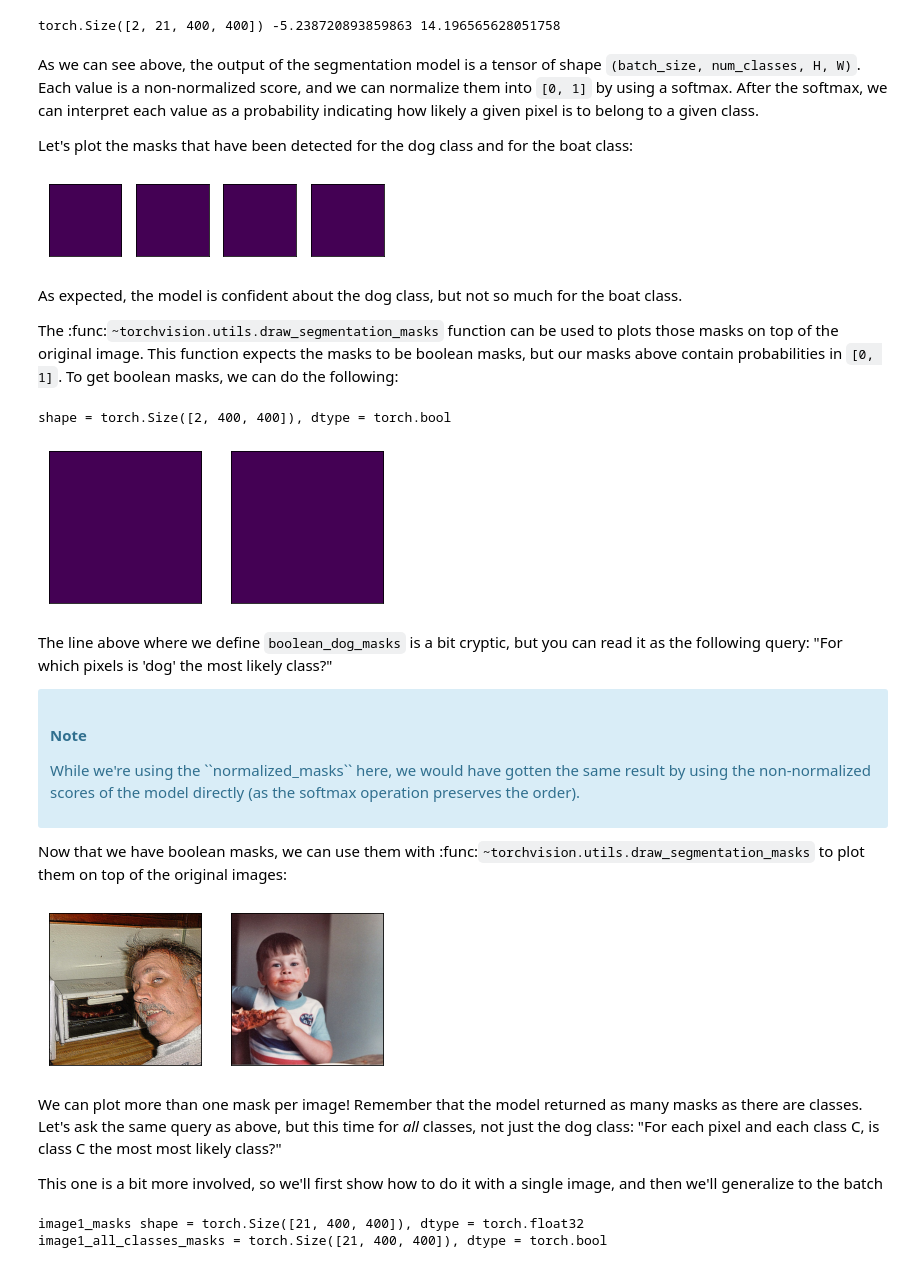
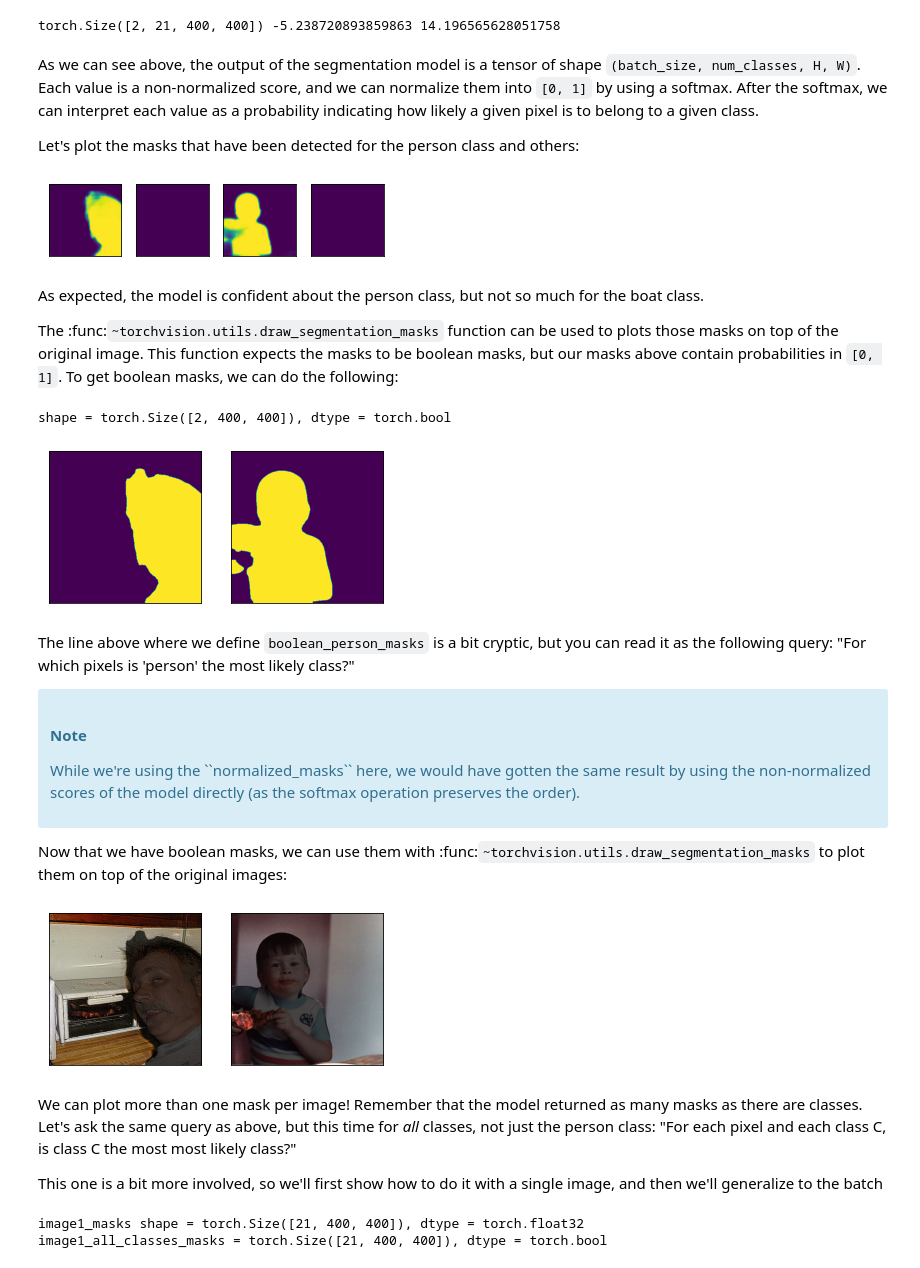
Before and after one commit to Arras-datascience/action_on_image, a Jupyter notebook: detect_main_contents.ipynb, the cells around one changed output. Drawn from its saved outputs; the diff is of its cells as text; code cells hidden in the pictures.

Commit message:
🚀 detect main contents

```diff
--- a/plot_visualization_utils.ipynb
+++ b/detect_main_contents.ipynb
@@ -150,29 +162,28 @@ we can normalize them into ``[0, 1]`` by using a softmax. After the softmax,
 we can interpret each value as a probability indicating how likely a given
 pixel is to belong to a given class.
 
-Let's plot the masks that have been detected for the dog class and for the
-boat class:
+Let's plot the masks that have been detected for the person class and others:
 # %%
 sem_classes = [
     '__background__', 'aeroplane', 'bicycle', 'bird', 'boat', 'bottle', 'bus',
-    'car', 'cat', 'chair', 'cow', 'diningtable', 'dog', 'horse', 'motorbike',
+    'car', 'cat', 'chair', 'cow', 'diningtable', 'person', 'horse', 'motorbike',
     'person', 'pottedplant', 'sheep', 'sofa', 'train', 'tvmonitor'
 ]
 sem_class_to_idx = {cls: idx for (idx, cls) in enumerate(sem_classes)}
 
 normalized_masks = torch.nn.functional.softmax(output, dim=1)
 
-dog_and_boat_masks = [
+person_and_other_masks = [
     normalized_masks[img_idx, sem_class_to_idx[cls]]
     for img_idx in range(batch.shape[0])
-    for cls in ('dog', 'boat')
+    for cls in ('person', 'boat')
 ]
 
-show(dog_and_boat_masks)
+show(person_and_other_masks)
 # %% [output]
-[figure, old version]
+[figure, new version]
 # %% [markdown]
-As expected, the model is confident about the dog class, but not so much for
+As expected, the model is confident about the person class, but not so much for
 the boat class.
 
 The :func:`~torchvision.utils.draw_segmentation_masks` function can be used to
@@ -181,15 +192,15 @@ masks to be boolean masks, but our masks above contain probabilities in ``[0,
 1]``. To get boolean masks, we can do the following:
 # %%
 class_dim = 1
-boolean_dog_masks = (normalized_masks.argmax(class_dim) == sem_class_to_idx['dog'])
-print(f"shape = {boolean_dog_masks.shape}, dtype = {boolean_dog_masks.dtype}")
-show([m.float() for m in boolean_dog_masks])
+boolean_person_masks = (normalized_masks.argmax(class_dim) == sem_class_to_idx['person'])
+print(f"shape = {boolean_person_masks.shape}, dtype = {boolean_person_masks.dtype}")
+show([m.float() for m in boolean_person_masks])
 # %% [output]
 shape = torch.Size([2, 400, 400]), dtype = torch.bool
-[figure, old version]
+[figure, new version]
 # %% [markdown]
-The line above where we define ``boolean_dog_masks`` is a bit cryptic, but you
-can read it as the following query: "For which pixels is 'dog' the most likely
+The line above where we define ``boolean_person_masks`` is a bit cryptic, but you
+can read it as the following query: "For which pixels is 'person' the most likely
 class?"
 
 <div class="alert alert-info"><h4>Note</h4><p>While we're using the ``normalized_masks`` here, we would have
@@ -202,17 +213,17 @@ original images:
 # %%
 from torchvision.utils import draw_segmentation_masks
 
-dogs_with_masks = [
+persons_with_masks = [
     draw_segmentation_masks(img, masks=mask, alpha=0.7)
-    for img, mask in zip(batch_int, boolean_dog_masks)
+    for img, mask in zip(batch_int, boolean_person_masks)
 ]
-show(dogs_with_masks)
+show(persons_with_masks)
 # %% [output]
-[figure, old version]
+[figure, new version]
 # %% [markdown]
 We can plot more than one mask per image! Remember that the model returned as
 many masks as there are classes. Let's ask the same query as above, but this
-time for *all* classes, not just the dog class: "For each pixel and each class
+time for *all* classes, not just the person class: "For each pixel and each class
 C, is class C the most most likely class?"
 
 This one is a bit more involved, so we'll first show how to do it with a
```
Also changed, not shown: parts of 13 cells of this notebook.
